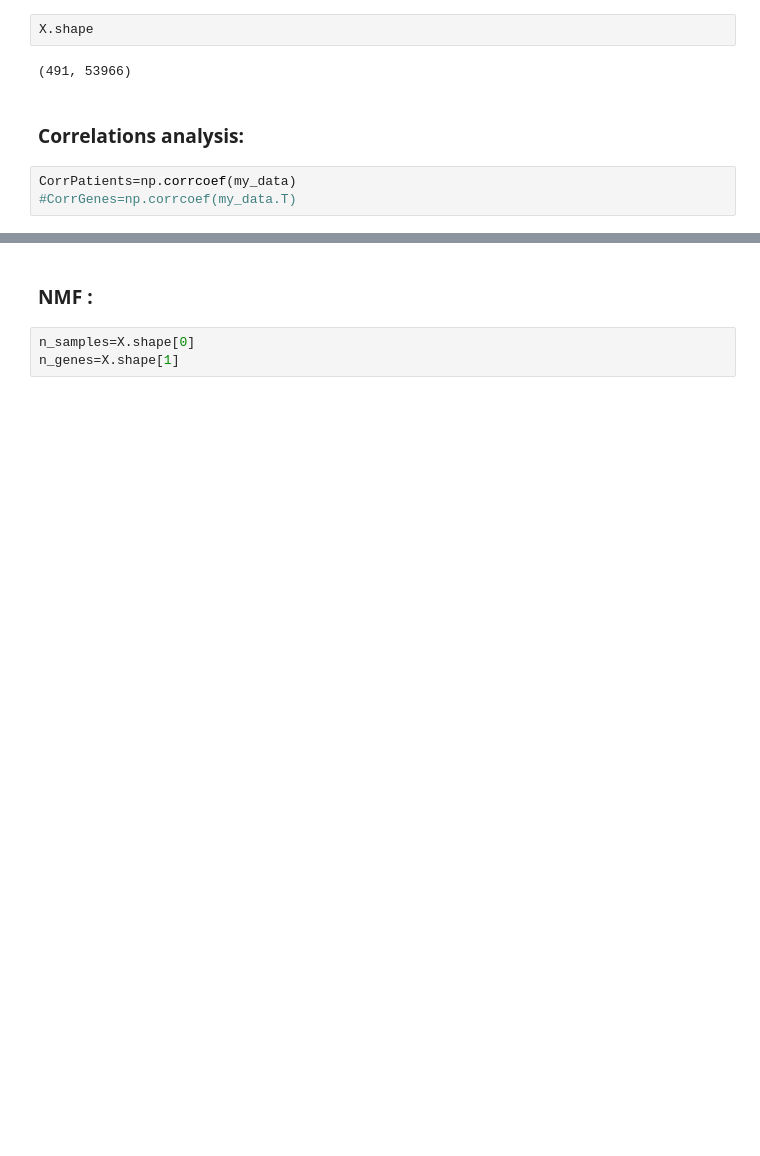
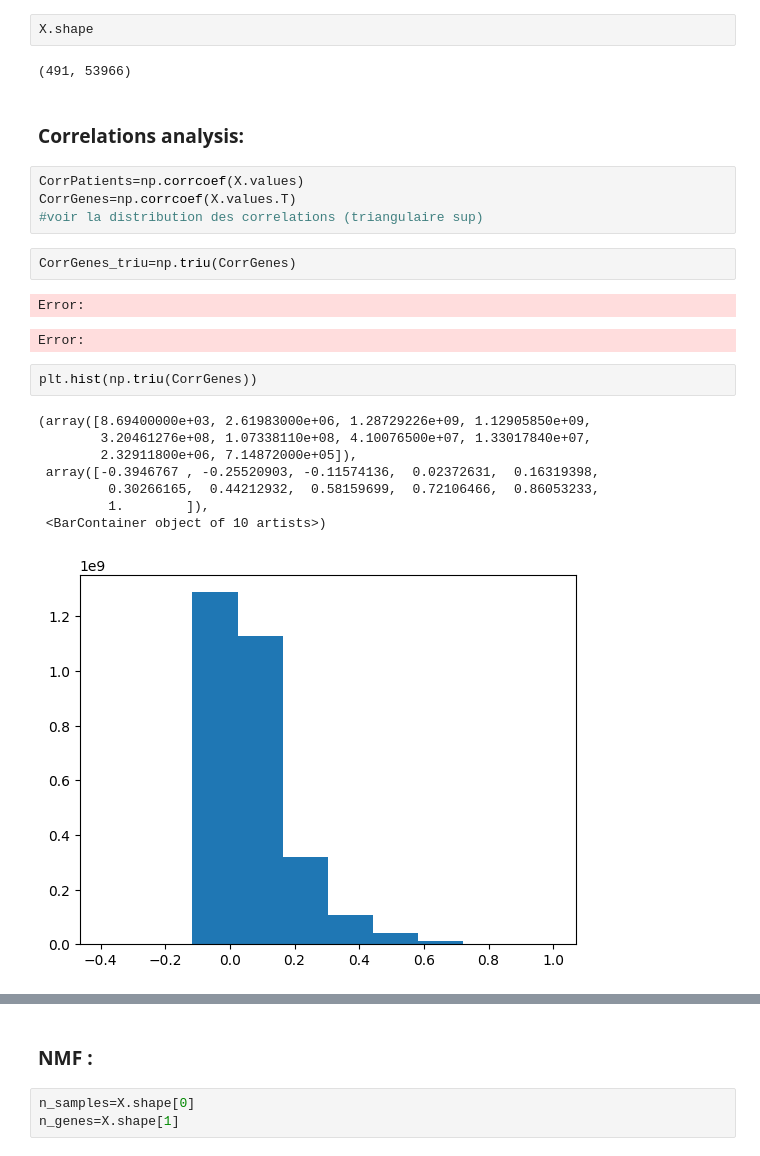
Before and after one commit to Syrinechen/Myeloma-project-draft, a Jupyter notebook: data_analysis.ipynb, the cells around one changed output, grey strips where cells are left out. Cells and saved outputs as stored; diff of their text form; blank space fills up the shorter version.

```diff
--- a/data_analysis.ipynb
+++ b/data_analysis.ipynb
@@ -32,5 +49,22 @@ X.shape
 # %% [markdown]
 ### Correlations analysis:
 # %%
-CorrPatients=np.corrcoef(my_data)
-#CorrGenes=np.corrcoef(my_data.T)
+CorrPatients=np.corrcoef(X.values)
+CorrGenes=np.corrcoef(X.values.T)
+#voir la distribution des correlations (triangulaire sup)
+# %%
+CorrGenes_triu=np.triu(CorrGenes)
+# %% [output]
+Error:
+Error:
+# %%
+plt.hist(np.triu(CorrGenes))
+# %% [output]
+(array([8.69400000e+03, 2.61983000e+06, 1.28729226e+09, 1.12905850e+09,
+        3.20461276e+08, 1.07338110e+08, 4.10076500e+07, 1.33017840e+07,
+        2.32911800e+06, 7.14872000e+05]),
+ array([-0.3946767 , -0.25520903, -0.11574136,  0.02372631,  0.16319398,
+         0.30266165,  0.44212932,  0.58159699,  0.72106466,  0.86053233,
+         1.        ]),
+ <BarContainer object of 10 artists>)
+[figure, added]
```
Also changed, not shown: parts of 44 cells of this notebook.
